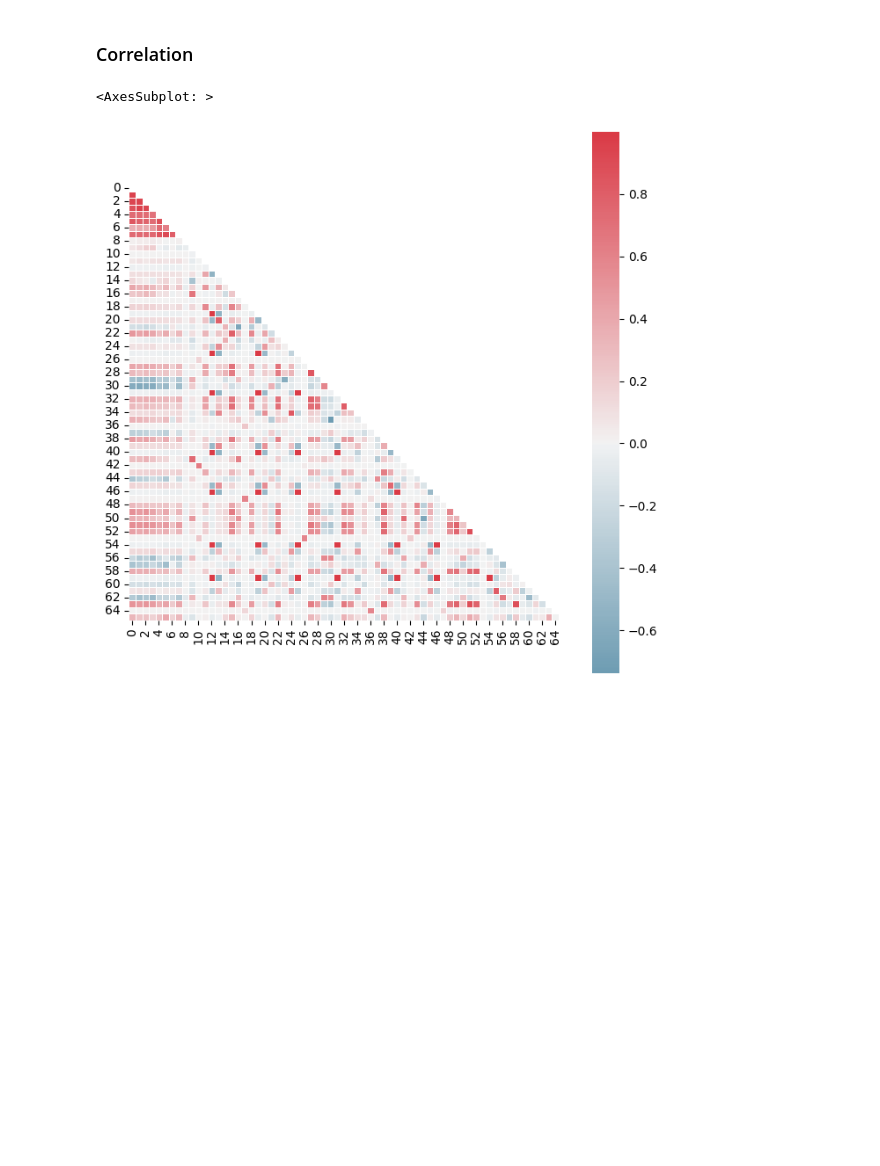
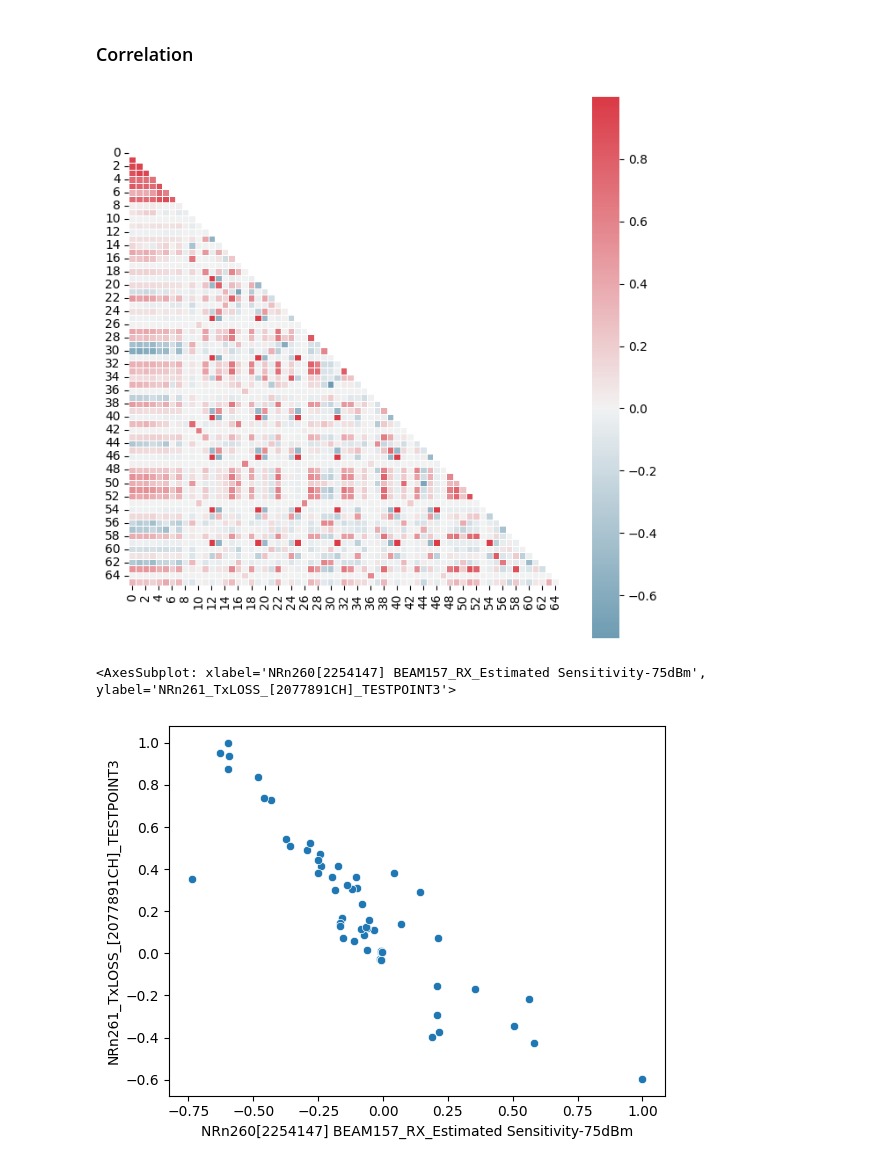
Before and after one commit to dream2globe/graph-study, a Jupyter notebook: notebook/eda.ipynb, the cells around one changed output. Saved outputs shown, nothing was run; the diff lists cells and outputs as text; code cells hidden in the pictures; blank space fills up the shorter version.

```diff
--- a/notebook/eda.ipynb
+++ b/notebook/eda.ipynb
@@ -47,6 +47,11 @@ mask = np.triu(np.ones_like(corr, dtype=bool))  # 역 삼각 모양 마스크
 f, ax = plt.subplots(figsize=(8, 8))
 cmap = sns.diverging_palette(230, 10, as_cmap=True)
 sns.heatmap(corr, mask=mask, cmap=cmap, center=0, square=True, linewidths=0.5)
+titles = value_df.columns.tolist()
 # %% [output]
-<AxesSubplot: >
 [figure]
+# %%
+sns.scatterplot(data=corr_df, x=titles[30], y=titles[0])
+# %% [output]
+<AxesSubplot: xlabel='NRn260[2254147] BEAM157_RX_Estimated Sensitivity-75dBm', ylabel='NRn261_TxLOSS_[2077891CH]_TESTPOINT3'>
+[figure, added]
```
Also changed, not shown: parts of 1 cell of this notebook, 25 other files.
